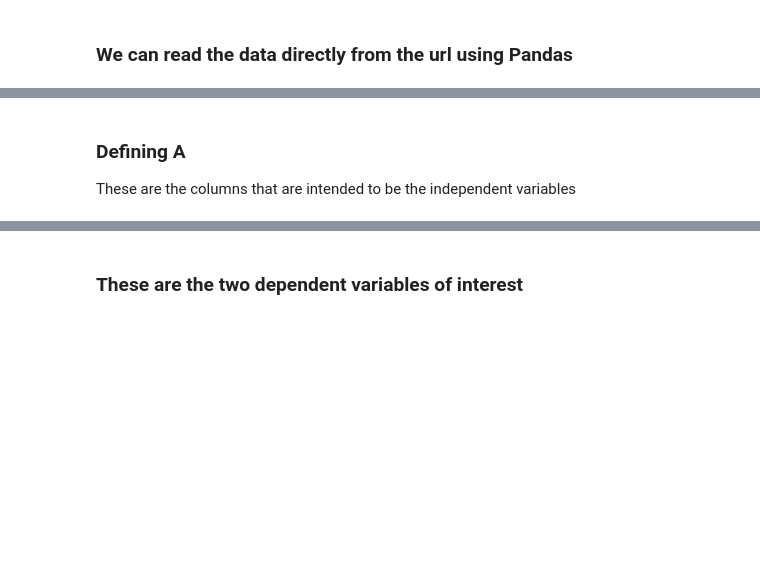
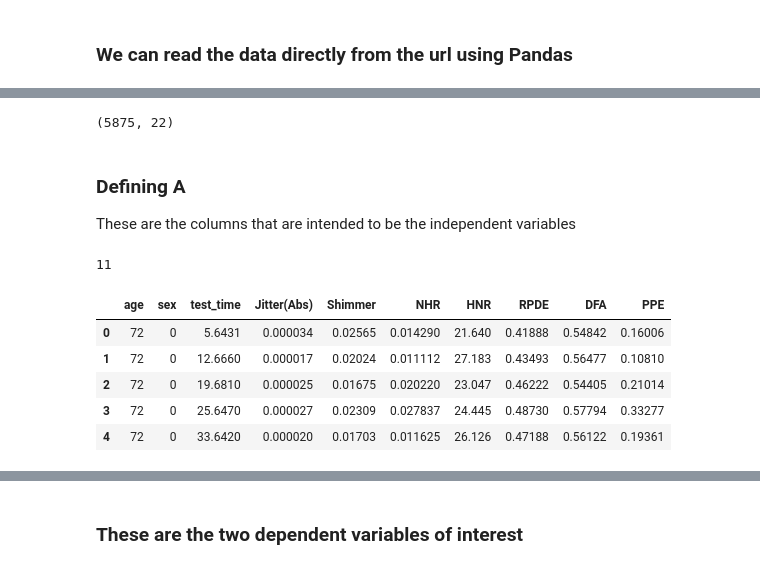
Before and after one commit to mdsung/decart_linear_algebra_2019, a Jupyter notebook: day4/Parkinsons.ipynb, the cells around one changed output, grey strips where cells are left out. Saved outputs shown, nothing was run; the diff lists cells and outputs as text; code cells hidden in the pictures; blank space fills up the shorter version.

```diff
--- a/day4/Parkinsons.ipynb
+++ b/day4/Parkinsons.ipynb
@@ -17,12 +33,29 @@ data.columns
+# %%
+data.shape
+# %% [output]
+(5875, 22)
 # %% [markdown]
 ### Defining A
 
 These are the columns that are intended to be the independent variables
 # %%
-A_columns = ['Jitter(%)', 'Jitter(Abs)', 'Jitter:RAP', 'Jitter:PPQ5', 'Jitter:DDP',
-       'Shimmer', 'Shimmer(dB)', 'Shimmer:APQ3', 'Shimmer:APQ5',
-       'Shimmer:APQ11', 'Shimmer:DDA', 'NHR', 'HNR', 'RPDE', 'DFA', 'PPE']
+#A_columns = ['Jitter(%)', 'Jitter(Abs)', 'Jitter:RAP', 'Jitter:PPQ5', 'Jitter:DDP',
+#       'Shimmer', 'Shimmer(dB)', 'Shimmer:APQ3', 'Shimmer:APQ5',
+#       'Shimmer:APQ11', 'Shimmer:DDA', 'NHR', 'HNR', 'RPDE', 'DFA', 'PPE']
+
+A_columns = ['age', 'sex','test_time','Jitter(Abs)', 'Shimmer','NHR', 'HNR', 'RPDE', 'DFA', 'PPE']
+
 width = max([len(c) for c in A_columns])
 width
+# %% [output]
+11
 # %%
 a = data[A_columns]
+a.head()
+# %% [output]
+|  | age | sex | test_time | Jitter(Abs) | Shimmer | NHR | HNR | RPDE | DFA | PPE |
+| 0 | 72 | 0 | 5.6431 | 0.000034 | 0.02565 | 0.014290 | 21.640 | 0.41888 | 0.54842 | 0.16006 |
+| 1 | 72 | 0 | 12.6660 | 0.000017 | 0.02024 | 0.011112 | 27.183 | 0.43493 | 0.56477 | 0.10810 |
+| 2 | 72 | 0 | 19.6810 | 0.000025 | 0.01675 | 0.020220 | 23.047 | 0.46222 | 0.54405 | 0.21014 |
+| 3 | 72 | 0 | 25.6470 | 0.000027 | 0.02309 | 0.027837 | 24.445 | 0.48730 | 0.57794 | 0.33277 |
+| 4 | 72 | 0 | 33.6420 | 0.000020 | 0.01703 | 0.011625 | 26.126 | 0.47188 | 0.56122 | 0.19361 |
```
Also changed, not shown: parts of 13 cells of this notebook, 30 other files.
